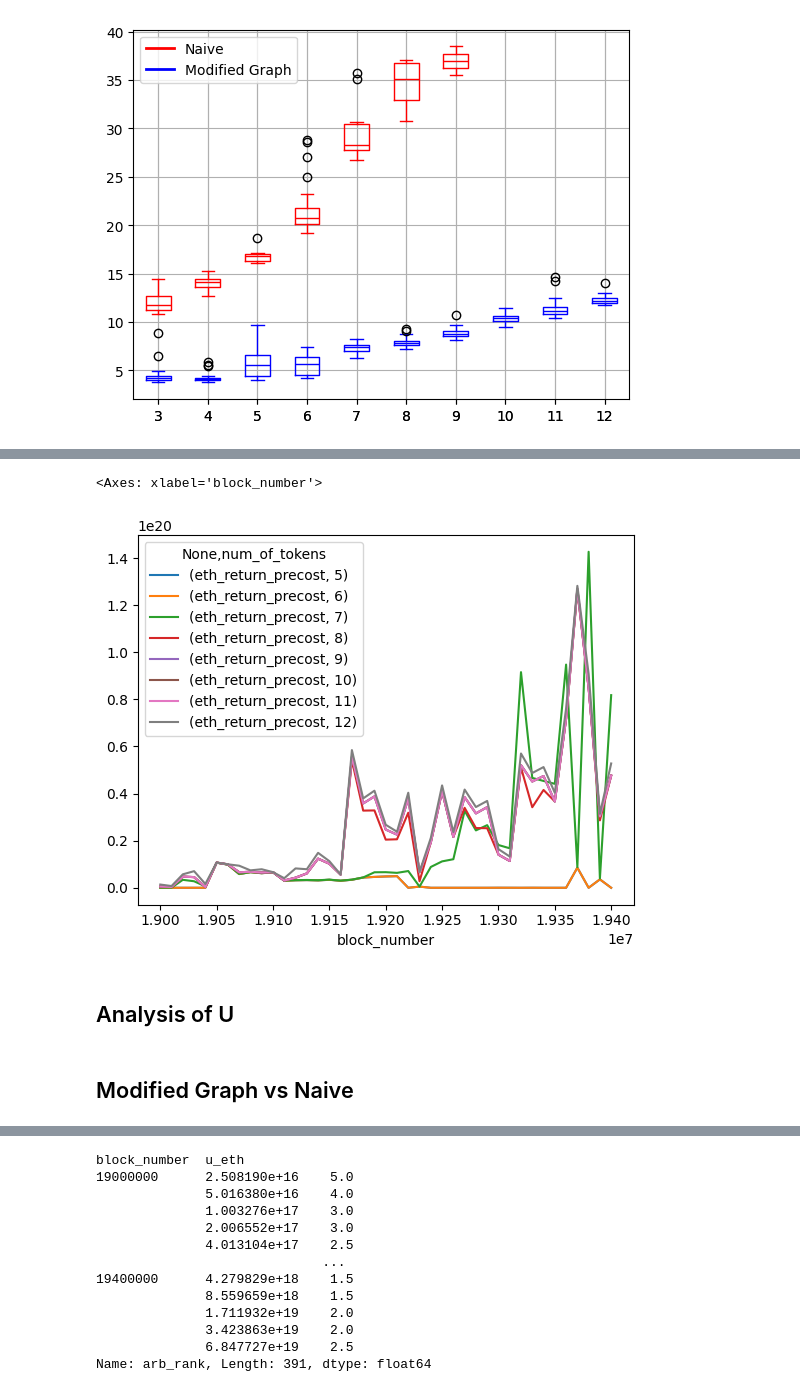
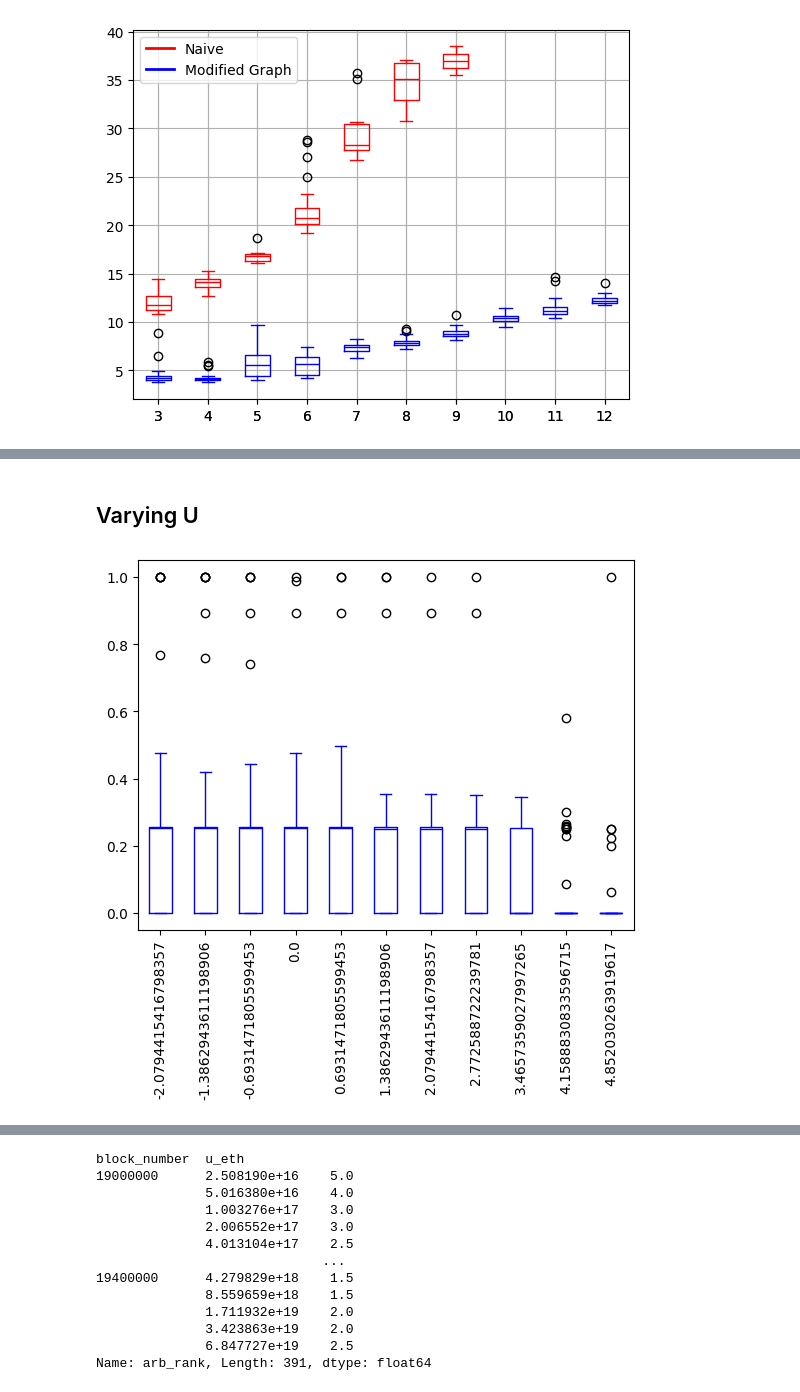
Before and after one commit to longtrieuuit/defi-arbitrage, a Jupyter notebook: arbitrage_finding.ipynb, the cells around one changed output, grey strips where cells are left out. Saved outputs shown, nothing was run; the diff lists cells and outputs as text; code cells hidden in the pictures.

Commit message:
Add analysis

```diff
--- a/arbitrage_finding.ipynb
+++ b/arbitrage_finding.ipynb
@@ -183,14 +183,5 @@ naive_df.groupby(["num_of_tokens", "block_number"])["eth_return_precost"].sum().
-# %%
-graph_df.groupby(["num_of_tokens", "block_number"])["eth_return_precost"].sum().reset_index().pivot_table(
-    index = "block_number", columns = "num_of_tokens"
-).fillna(0).plot()
-# %% [output]
-<Axes: xlabel='block_number'>
-[figure, removed]
 # %% [markdown]
-## Analysis of U
+## Varying U
-# %% [markdown]
-## Modified Graph vs Naive
 # %%
 u_eth_space = [0.125, 0.25, 0.5, 1, 2, 4, 8, 16, 32, 64, 128]
 num_of_tokens_space = list(range(3, 13))
@@ -208,11 +199,16 @@ filenames_naive = [
 graph_meta_df, graph_df = make_df(filenames_bf)
 naive_meta_df, naive_df = make_df(filenames_naive)
 # %%
-stats_df = naive_df.groupby(["block_number", "log_u_eth_norm"])["eth_return_precost"].sum().reset_index().merge(
+stats_sum_df = naive_df.groupby(["block_number", "log_u_eth_norm"])["eth_return_precost"].sum().reset_index().merge(
     graph_df.groupby(["block_number", "log_u_eth_norm"])["eth_return_precost"].sum(),
     on = ["block_number", "log_u_eth_norm"],
     suffixes = ["_naive", "_graph"],
     how = "left"
 ).fillna(0).assign(
     eth_return_precost_ratio = lambda df: df["eth_return_precost_graph"].div(df["eth_return_precost_naive"])
 )
+stats_sum_df.pivot(index = "block_number", columns = "log_u_eth_norm", values = "eth_return_precost_ratio").fillna(0).boxplot(color = "blue")
+plt.xticks(rotation = 90)
+plt.grid(None)
+# %% [output]
+[figure, added]
```
Also changed, not shown: parts of 11 cells of this notebook.
